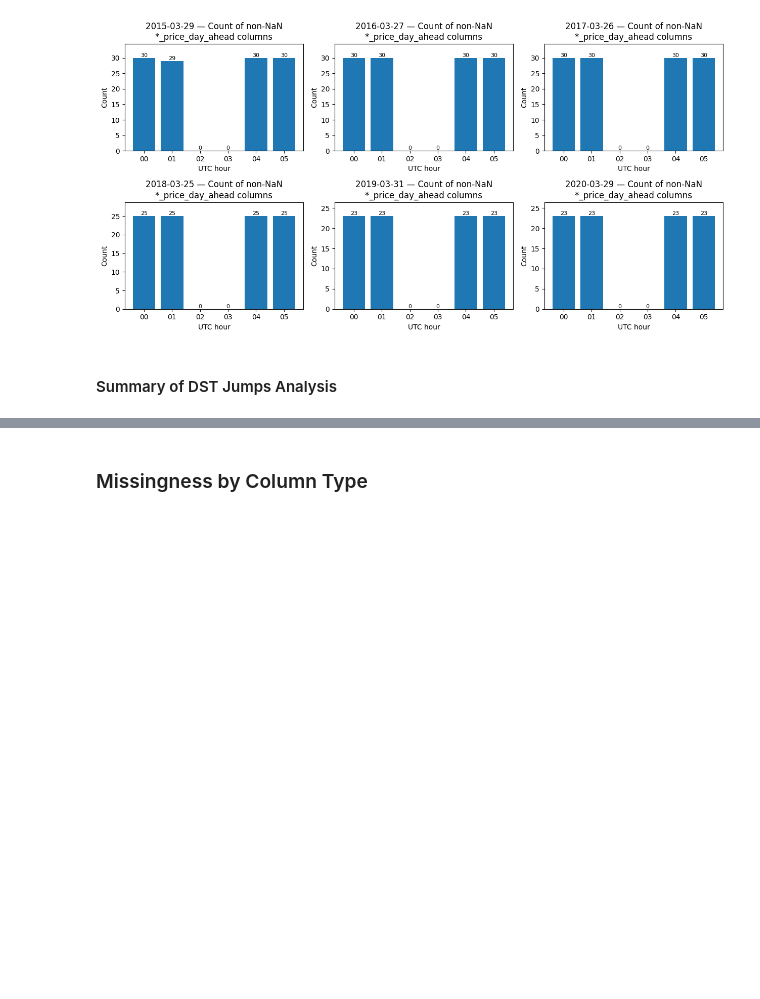
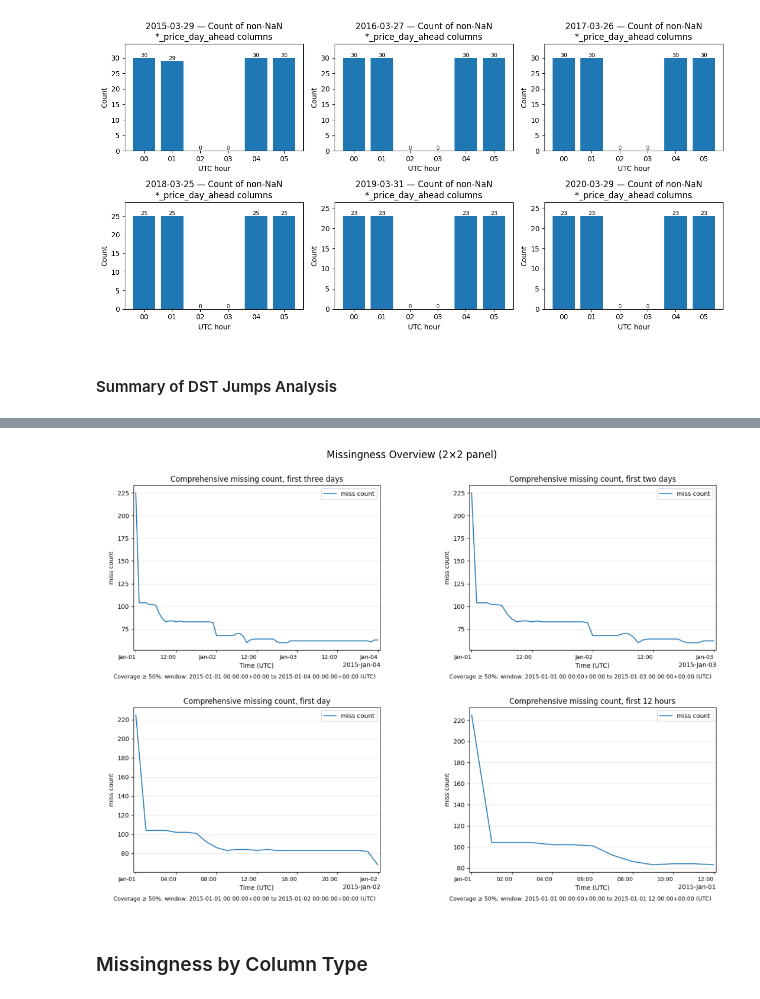
Before and after one commit to F-Skorz/electricity-demand-project, a Jupyter notebook: notebooks/01_OPSD_EDA.ipynb, the cells around one changed output, grey strips where cells are left out. Drawn from its saved outputs; the diff is of its cells as text; code cells hidden in the pictures; blank space fills up the shorter version.

Commit message:
01_OPSD_EDA: added plots

```diff
--- a/notebooks/01_OPSD_EDA.ipynb
+++ b/notebooks/01_OPSD_EDA.ipynb
@@ -514,12 +515,8 @@ The output contains exlusively  `*_price_day_ahead` columns.  We take a closer l
 df = OPSD_60min_original_df  # no conversions
 ts_col = "utc_timestamp"
 price_cols = [c for c in df.columns if c.endswith("_price_day_ahead")]
-
-jump_dates = ["2015-03-29","2016-03-27","2017-03-26","2018-03-25","2019-03-31","2020-03-29"]
 hours = ["00","01","02","03","04","05"]
 
-def ts(d,h): return f"{d}T{h}:00:00Z"
-# Build a small presence table: for each UTC hour, how many price columns are non-null?
 presence = {}
 utc_str = df[ts_col].astype(str).str.strip()
 
@@ -529,7 +526,7 @@ row_idx = {s:i for i,s in utc_str.items()}  # assumes unique per hour
 for d in jump_dates:
     row = {}
     for h in hours:
-        t = ts(d,h)
+        t =f"{d}T{h}:00:00Z"
         if t not in row_idx:
             row[h] = "missing row"
             continue
@@ -602,3 +601,88 @@ The suspicion of a wrong time-zone assignment upstream stems from the initial ob
+# %%
+# Compose four existing figures into a neat 2×2 panel (no changes to your plotting funcs)
+import numpy as np
+import matplotlib.pyplot as plt
+
+def _fig_to_rgb_array(fig):
+    """Render a Matplotlib Figure to an (H,W,3) uint8 array, backend-agnostic."""
+    fig.canvas.draw()
+    w, h = fig.canvas.get_width_height()
+    # Prefer RGBA buffer (newer backends); fall back to tostring_rgb if available
+    if hasattr(fig.canvas, "buffer_rgba"):
+        buf = np.frombuffer(fig.canvas.buffer_rgba(), dtype=np.uint8).reshape(h, w, 4)[..., :3]
+    else:
+        # Older backends
+        buf = np.frombuffer(fig.canvas.tostring_rgb(), dtype=np.uint8).reshape(h, w, 3)
+    return buf
+
+# Recreate the four figures exactly as before
+fig1, ax1 = plotting_utils.plot_resampled(
+    df=missingness_summary_df,
+    start_date="2015-01-01 00:00",
+    end_date="2015-01-04 00:00:00",
+    column="miss_count",
+    granularity="H",
+    time_col="utc_timestamp",
+    how="sum",
+    coverage_threshold=0.5,
+    title="Comprehensive missing count, first three days",
+)
+
+fig2, ax2 = plotting_utils.plot_resampled(
+    df=missingness_summary_df,
+    start_date="2015-01-01 00:00",
+    end_date="2015-01-03 00:00:00",
+    column="miss_count",
+    granularity="H",
+    time_col="utc_timestamp",
+    how="sum",
+    coverage_threshold=0.5,
+    title="Comprehensive missing count, first two days",
+)
+
+fig3, ax3 = plotting_utils.plot_resampled(
+    df=missingness_summary_df,
+    start_date="2015-01-01 00:00",
+    end_date="2015-01-02 00:00:00",
+    column="miss_count",
+    granularity="H",
+    time_col="utc_timestamp",
+    how="sum",
+    coverage_threshold=0.5,
+    title="Comprehensive missing count, first day",
+)
+
+fig4, ax4 = plotting_utils.plot_resampled(
+    df=missingness_summary_df,
+    start_date="2015-01-01 00:00",
+    end_date="2015-01-01 12:00:00",
+    column="miss_count",
+    granularity="H",
+    time_col="utc_timestamp",
+    how="sum",
+    coverage_threshold=0.5,
+    title="Comprehensive missing count, first 12 hours",
+)
+
+# Convert each figure to an image
+imgs = [_fig_to_rgb_array(f) for f in (fig1, fig2, fig3, fig4)]
+
+# Compose into a 2×2 panel
+panel_fig, axes = plt.subplots(2, 2, figsize=(12, 8), squeeze=False)
+for i, img in enumerate(imgs):
+    ax = axes[i // 2][i % 2]
+    ax.imshow(img)
+    ax.axis("off")
+
+panel_fig.suptitle("Missingness Overview (2×2 panel)", y=0.98, fontsize=12)
+panel_fig.tight_layout()
+
+# (Optional) Close the originals to free memory
+plt.close(fig1); plt.close(fig2); plt.close(fig3); plt.close(fig4)
+
+plt.show()
+# %% [output]
+[figure, added]
 # %% [markdown]
 <h3> Missingness by Column Type </h3>
 # %% [markdown]
```
Also changed, not shown: parts of 13 cells of this notebook.
